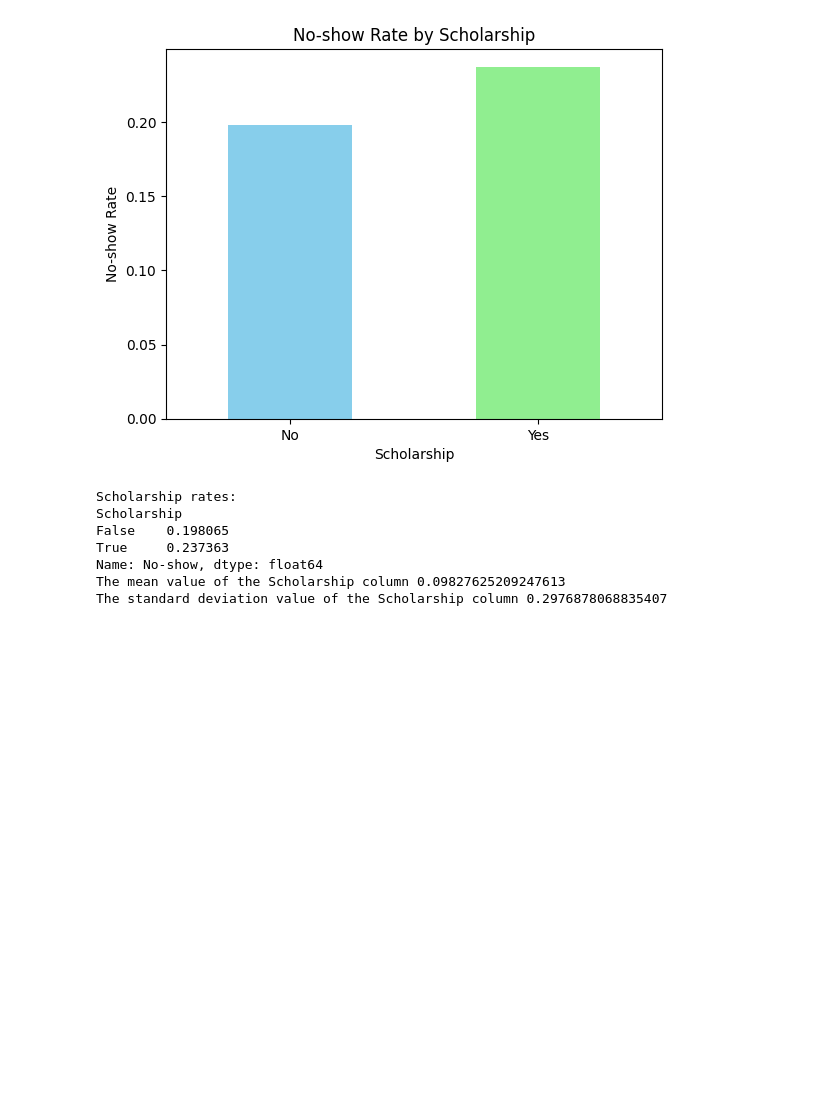
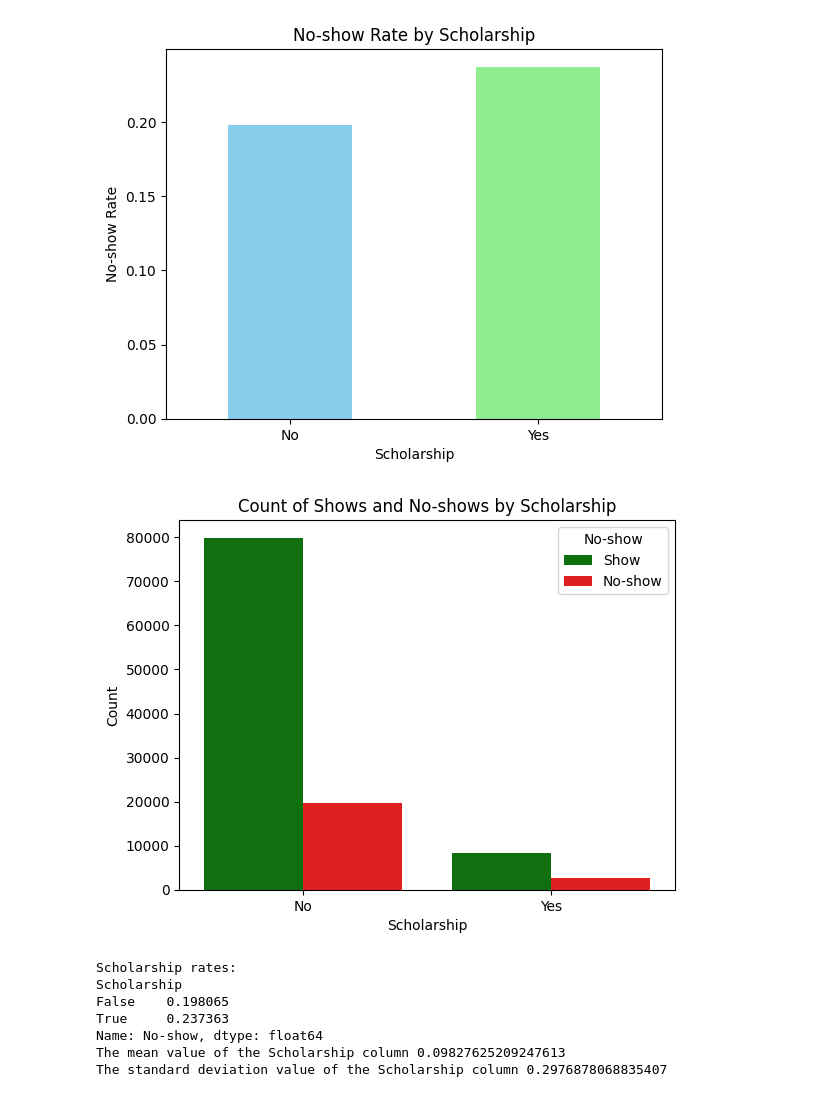
Before and after one commit to Rahaf0B/udacity-project1-Investigate-a-Dataset, a Jupyter notebook: Investigate_a_Dataset.ipynb, the cells around one changed output. Cells and saved outputs as stored; diff of their text form; code cells hidden in the pictures; blank space fills up the shorter version.

```diff
--- a/Investigate_a_Dataset.ipynb
+++ b/Investigate_a_Dataset.ipynb
@@ -542,6 +598,17 @@ pl.xticks(ticks=[0, 1], labels=['No', 'Yes'], rotation=0)
 pl.show()
 # %% [output]
 [figure]
+# %%
+#Plot the count of no-shows and shows for each Scholarship
+sns.countplot(x='Scholarship', hue='No-show', data=scholarship_not_show_data_to_analyze, palette=['green', 'red'])
+pl.title('Count of Shows and No-shows by Scholarship')
+pl.xlabel('Scholarship')
+pl.ylabel('Count')
+pl.xticks(ticks=[0, 1], labels=['No', 'Yes'])
+pl.legend(title='No-show', labels=['Show', 'No-show'])
+pl.show()
+# %% [output]
+[figure, added]
 # %%
 # Print the Scholarship rates
 print("Scholarship rates:")
```
Also changed, not shown: parts of 14 cells of this notebook, 1 other file.
